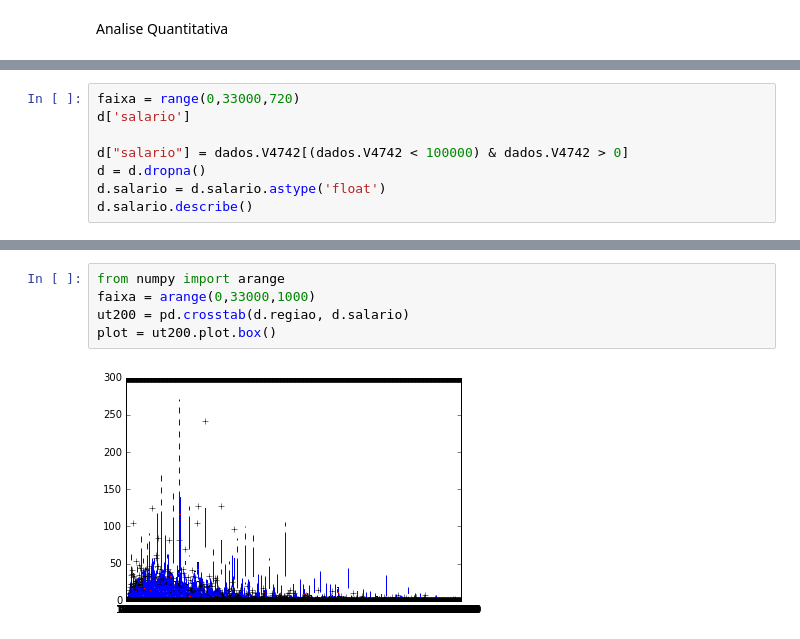
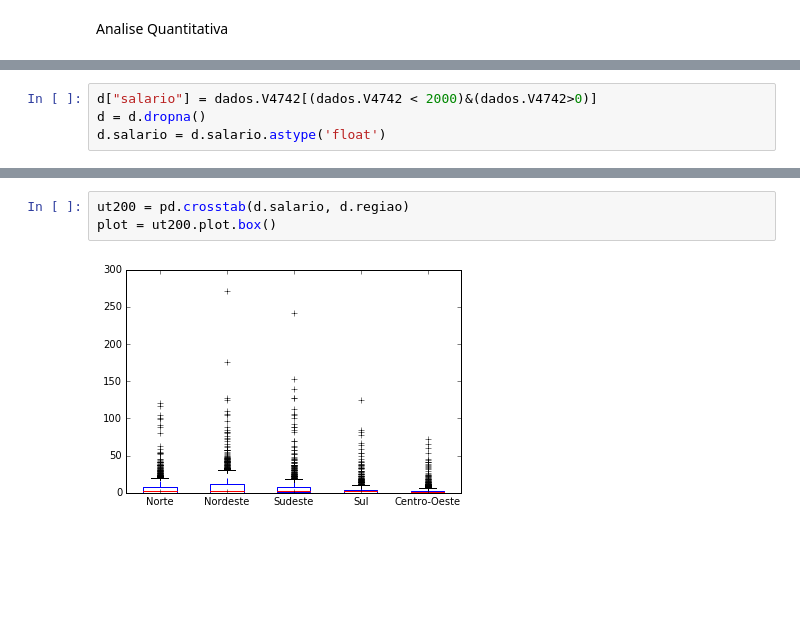
Before and after one commit to pamplonamatheus/CD, a Jupyter notebook: aula02/Aula02 Atividade Variáveis Qualitativas com PNAD SEGUNDO CHECK.ipynb, the cells around one changed output, grey strips where cells are left out. Saved outputs shown, nothing was run; the diff lists cells and outputs as text; blank space fills up the shorter version.

```diff
--- a/aula02/Aula02 Atividade Variáveis Qualitativas com PNAD SEGUNDO CHECK.ipynb
+++ b/aula02/Aula02 Atividade Variáveis Qualitativas com PNAD SEGUNDO CHECK.ipynb
@@ -354,9 +352,5 @@ plot = ut27.plot.box()
 # %%
-faixa = range(0,33000,720)
-d['salario']
-
-d["salario"] = dados.V4742[(dados.V4742 < 100000) & dados.V4742 > 0]
+d["salario"] = dados.V4742[(dados.V4742 < 2000)&(dados.V4742>0)]
 d = d.dropna()
 d.salario = d.salario.astype('float')
-d.salario.describe()
 # %% [output]
@@ -381,7 +390,5 @@ plot =d.salario.plot.hist(bins=faixa2,color=('m'))
 # %%
-from numpy import arange
-faixa = arange(0,33000,1000)
-ut200 = pd.crosstab(d.regiao, d.salario)
+ut200 = pd.crosstab(d.salario, d.regiao)
 plot = ut200.plot.box()
 # %% [output]
-[figure, old version]
+[figure, new version]
```
Also changed, not shown: parts of 10 cells of this notebook.
